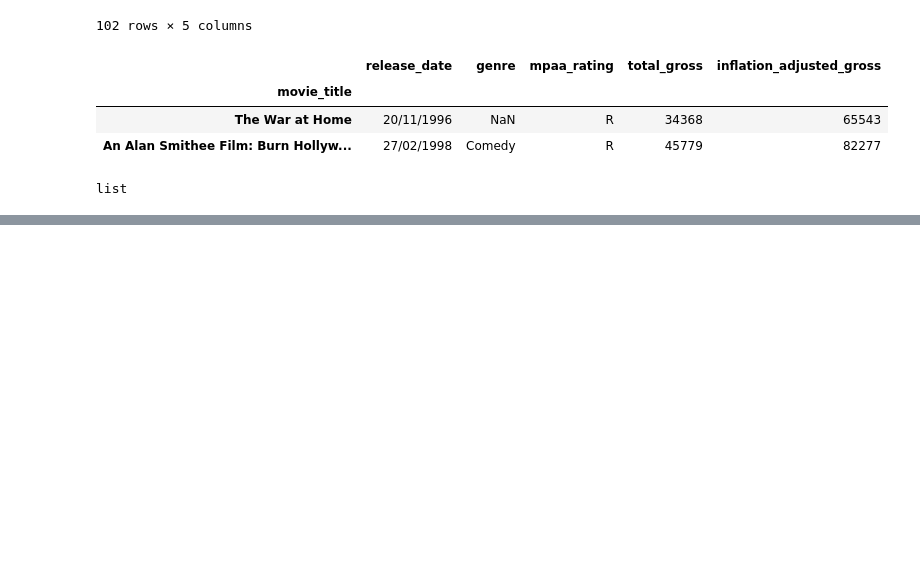
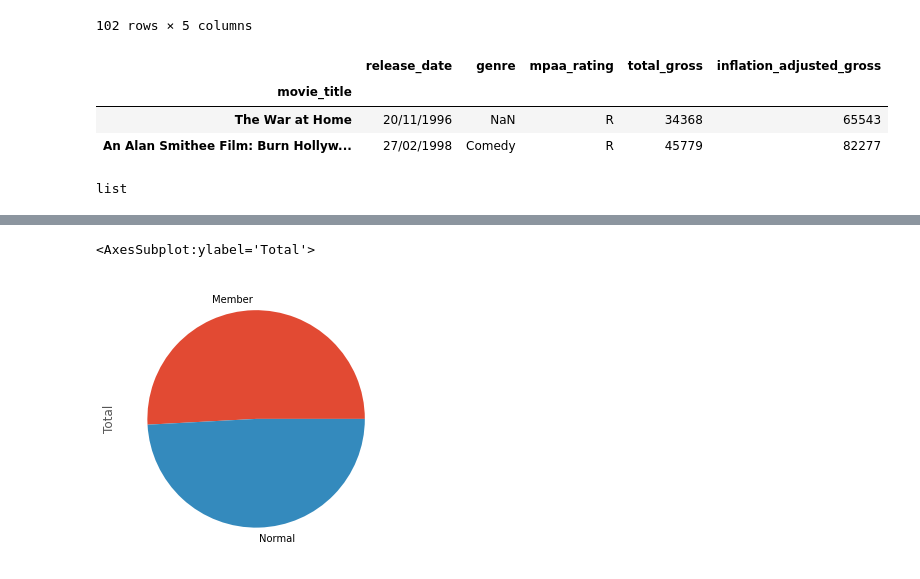
Before and after one commit to samy2098/Ejercicios, a Jupyter notebook: Practica con pandas.ipynb, the cells around one changed output, grey strips where cells are left out. Cells and saved outputs as stored; diff of their text form; code cells hidden in the pictures; blank space fills up the shorter version.

```diff
--- a/Practica con pandas.ipynb
+++ b/Practica con pandas.ipynb
@@ -683,0 +824,5 @@ sales_1_1
+# %%
+customer.plot(kind="pie",figsize=(11,5))
+# %% [output]
+<AxesSubplot:ylabel='Total'>
+[figure, added]
```
Also changed, not shown: parts of 44 cells of this notebook.
